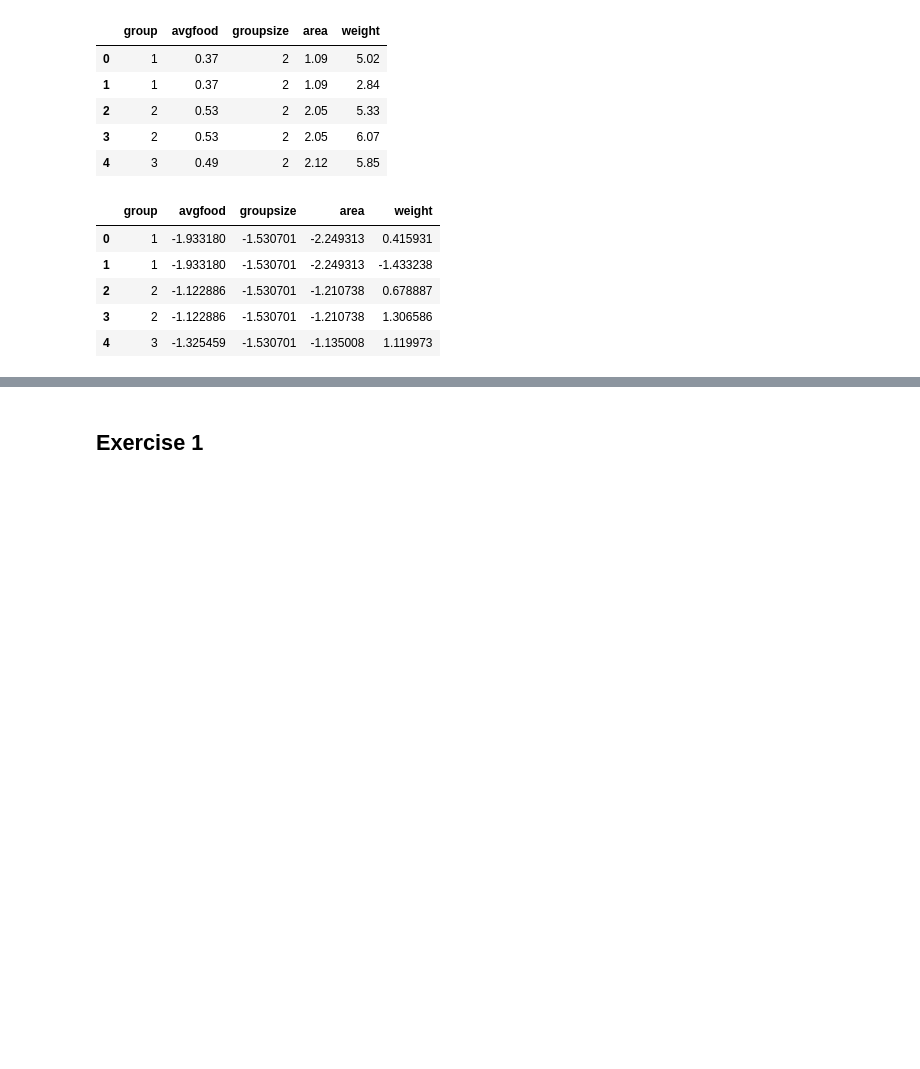
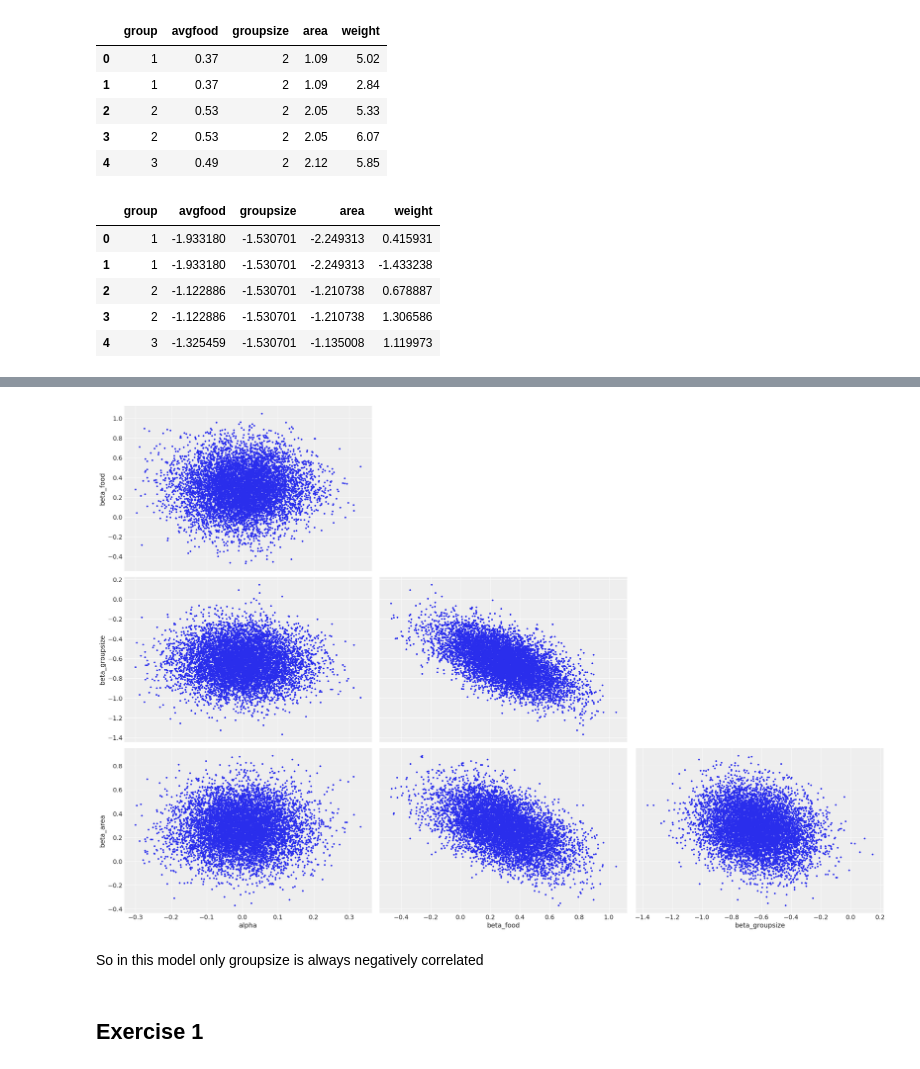
Before and after one commit to s-mishra/statrethinking_lectures_numpyro, a Jupyter notebook: week3/iwona_rethinking_week3_chapters5_6.ipynb, the cells around one changed output, grey strips where cells are left out. Saved outputs shown, nothing was run; the diff lists cells and outputs as text; code cells hidden in the pictures; blank space fills up the shorter version.

```diff
--- a/week3/iwona_rethinking_week3_chapters5_6.ipynb
+++ b/week3/iwona_rethinking_week3_chapters5_6.ipynb
@@ -85,0 +86,20 @@ df_std.head()
+# %%
+def model0(food=None, groupsize=None, area=None, weight=None):
+    # priors
+    alpha = numpyro.sample("alpha", dist.Normal(0,0.5))
+    beta_f = numpyro.sample("beta_food", dist.Normal(0, 0.5))
+    beta_gs = numpyro.sample("beta_groupsize", dist.Normal(0, 0.5))
+    beta_a = numpyro.sample("beta_area", dist.Normal(0, 0.5))
+    sigma = numpyro.sample("sigma", dist.InverseGamma(1))
+    # deterministic
+    mu = numpyro.deterministic("mu", alpha + beta_f * food + beta_gs * groupsize + beta_a * area)
+    # likelihood
+    numpyro.sample("weight", dist.Normal(mu, sigma), obs=weight)
+# %%
+nuts_kernel0 = numpyro.infer.NUTS(model0)
+
+mcmc0 = numpyro.infer.MCMC(nuts_kernel0, num_chains=4, num_samples=2000, num_warmup=2000)
+rng_key = random.PRNGKey(0)
+mcmc0.run(rng_key, food=df_std.avgfood.values , groupsize=df_std.groupsize.values,
+          area=df_std.area.values, weight=df_std.weight.values)
+mcmc0.print_summary()
@@ -86,3 +115,12 @@ df_std.head()
+# %%
+data0 = az.from_numpyro(mcmc0)
+az.plot_pair(
+    data0, var_names=["alpha", "beta_food", "beta_groupsize", "beta_area"], divergences=True
+);
+# %% [output]
+[figure, added]
+# %% [markdown]
+So in this model only groupsize is always negatively correlated
 # %% [markdown]
 ## Exercise 1
 # %% [markdown]
```
Also changed, not shown: parts of 3 cells of this notebook.
